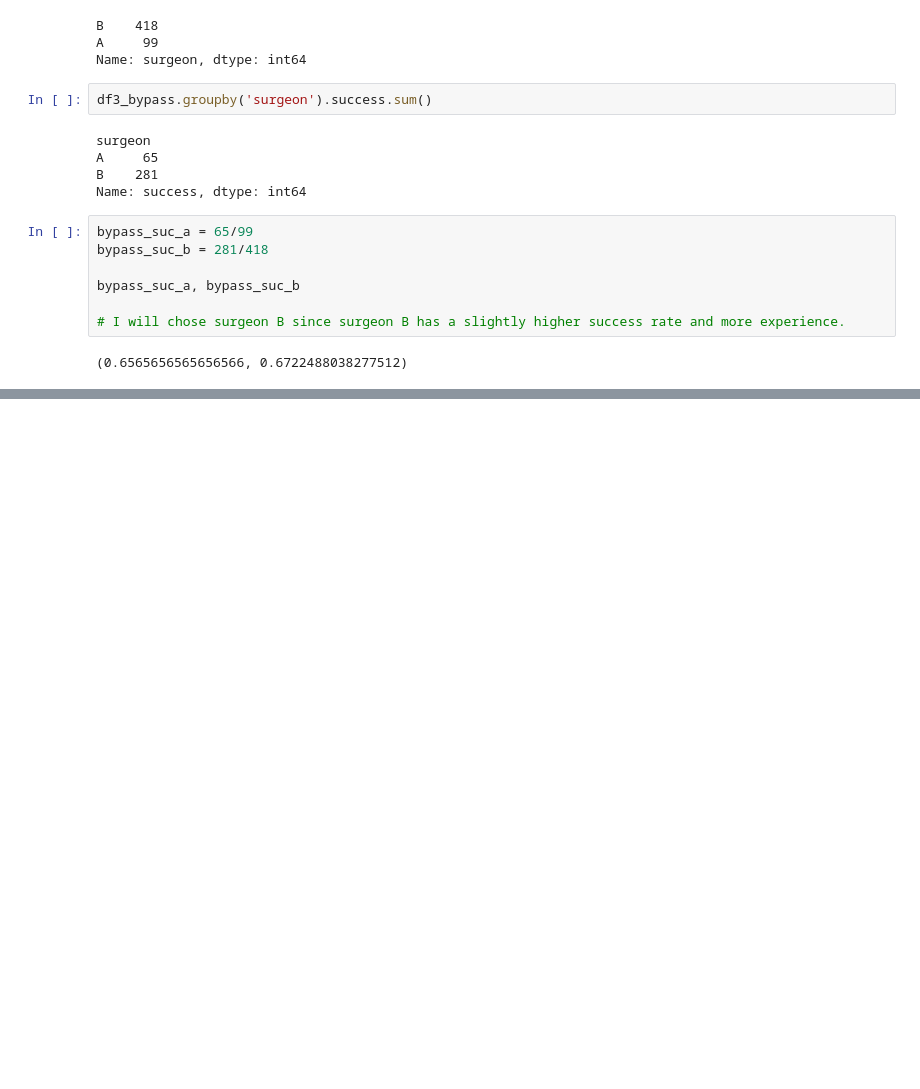
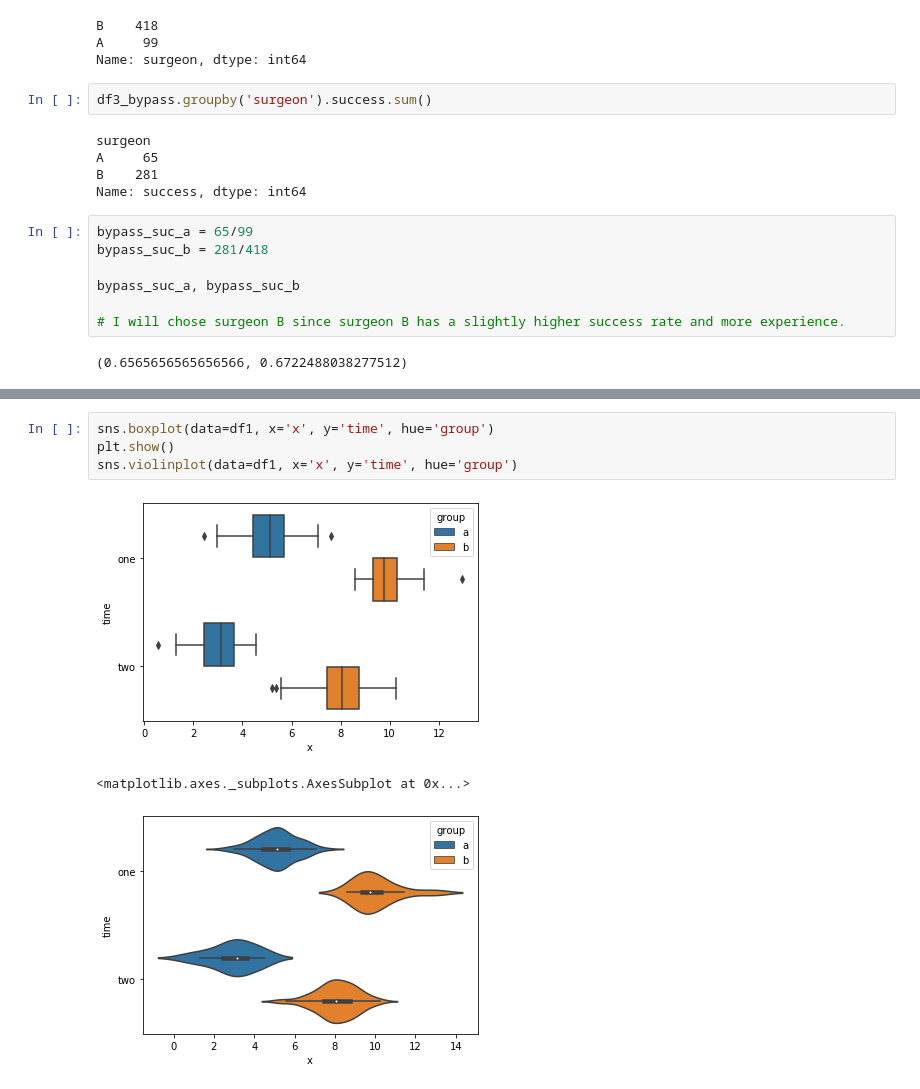
Before and after one commit to Yongliang-Shi/clustering-exercises, a Jupyter notebook: warmup_exercises.ipynb, the cells around one changed output, grey strips where cells are left out. Cells and saved outputs as stored; diff of their text form; blank space fills up the shorter version.

Commit message:
visualize the relationships in df1 and df2considering the group

```diff
--- a/warmup_exercises.ipynb
+++ b/warmup_exercises.ipynb
@@ -220,0 +232,8 @@ bypass_suc_a, bypass_suc_b
+# %%
+sns.boxplot(data=df1, x='x', y='time', hue='group')
+plt.show()
+sns.violinplot(data=df1, x='x', y='time', hue='group')
+# %% [output]
+[figure, added]
+<matplotlib.axes._subplots.AxesSubplot at 0x...>
+[figure, added]
```
Also changed, not shown: parts of 2 cells of this notebook.
